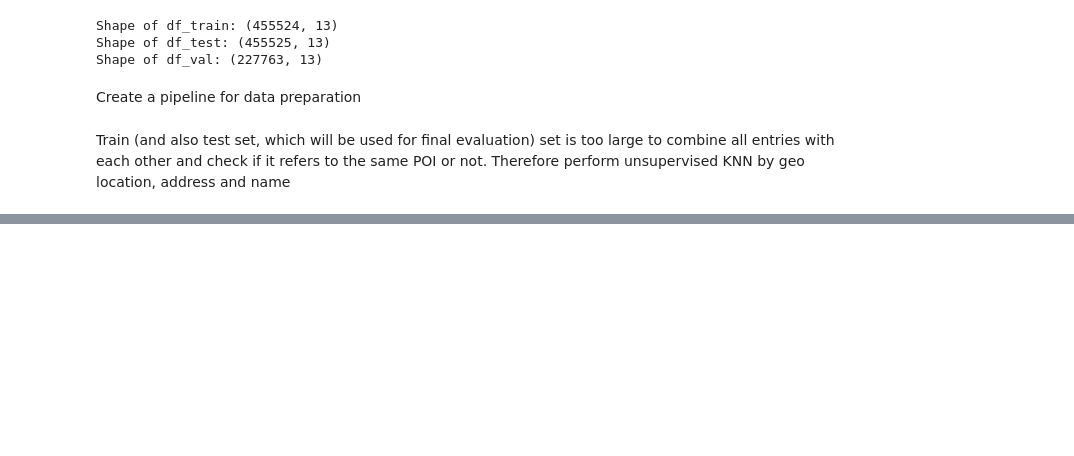
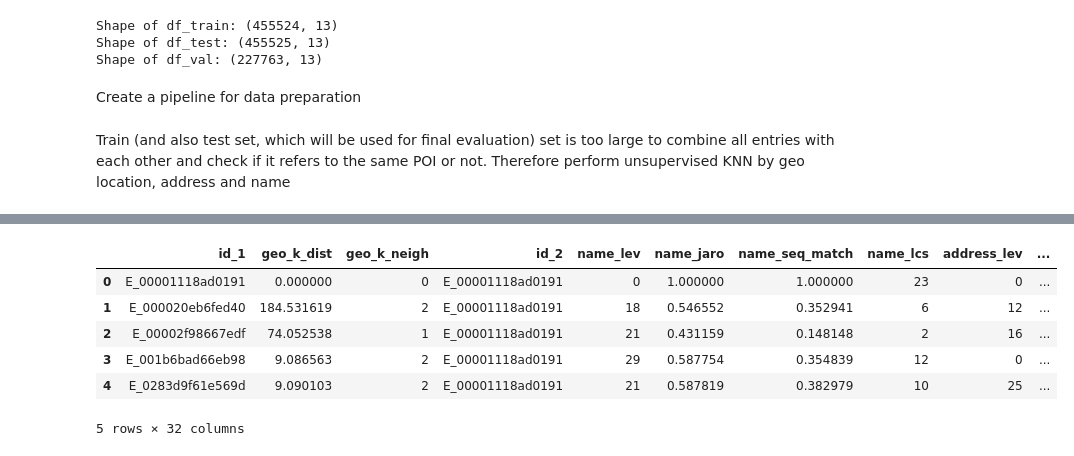
Before and after one commit to ParalogyX/Foursquare_Location_Matching, a Jupyter notebook: data_prep.ipynb, the cells around one changed output, grey strips where cells are left out. Drawn from its saved outputs; the diff is of its cells as text; code cells hidden in the pictures; blank space fills up the shorter version.

```diff
--- a/data_prep.ipynb
+++ b/data_prep.ipynb
@@ -311,0 +324,12 @@ def add_features(df):
+# %%
+# To test how it works with final validation without POI
+df_validation_prep = pipe.fit_transform(df_validation)
+df_validation_prep.head()
+# %% [output]
+|  | id_1 | geo_k_dist | geo_k_neigh | id_2 | name_lev | name_jaro | name_seq_match | name_lcs | address_lev | ... |
+| 0 | E_00001118ad0191 | 0.000000 | 0 | E_00001118ad0191 | 0 | 1.000000 | 1.000000 | 23 | 0 | ... |
+| 1 | E_000020eb6fed40 | 184.531619 | 2 | E_00001118ad0191 | 18 | 0.546552 | 0.352941 | 6 | 12 | ... |
+| 2 | E_00002f98667edf | 74.052538 | 1 | E_00001118ad0191 | 21 | 0.431159 | 0.148148 | 2 | 16 | ... |
+| 3 | E_001b6bad66eb98 | 9.086563 | 2 | E_00001118ad0191 | 29 | 0.587754 | 0.354839 | 12 | 0 | ... |
+| 4 | E_0283d9f61e569d | 9.090103 | 2 | E_00001118ad0191 | 21 | 0.587819 | 0.382979 | 10 | 25 | ... |
+5 rows × 32 columns
```
Also changed, not shown: parts of 26 cells of this notebook.
